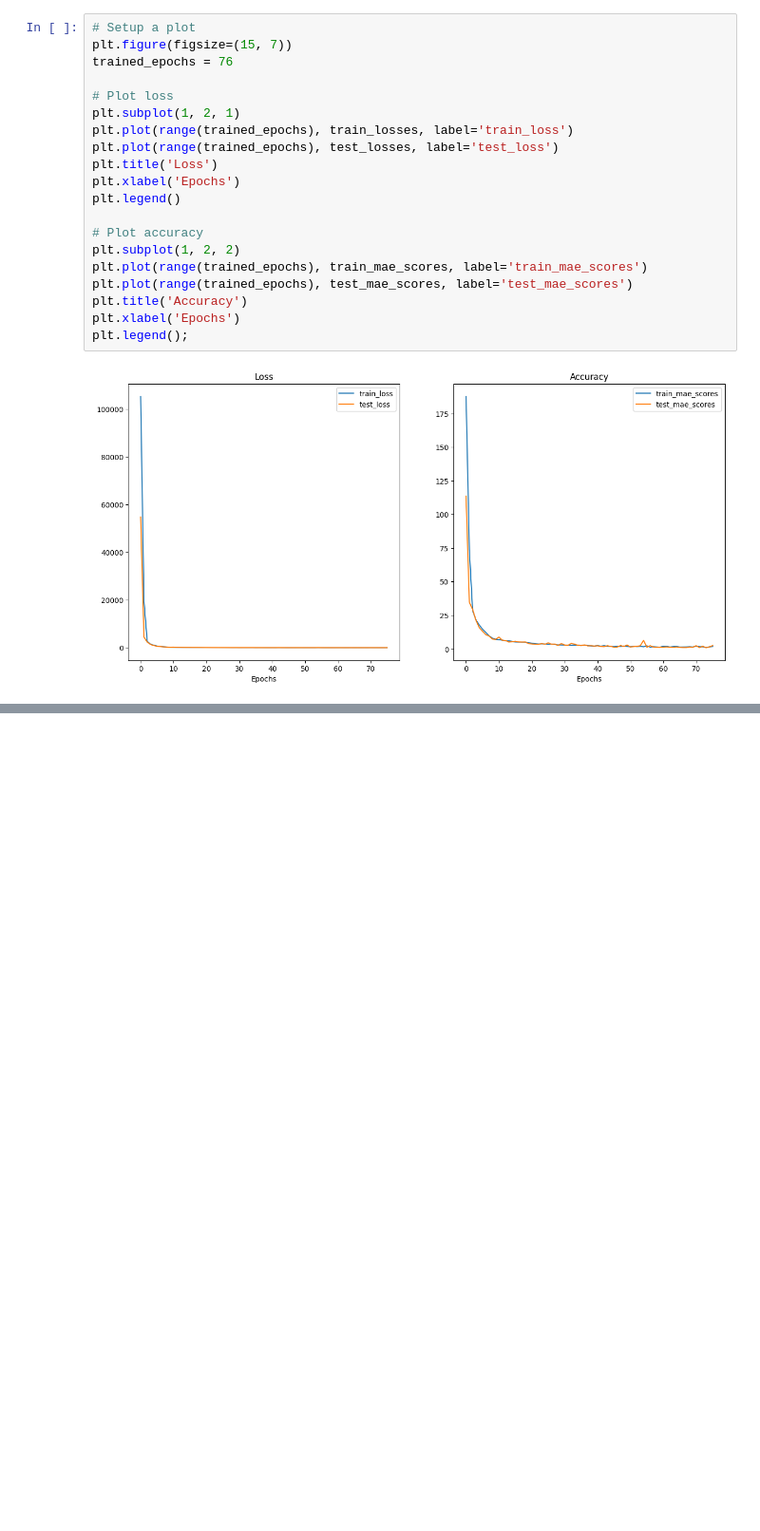
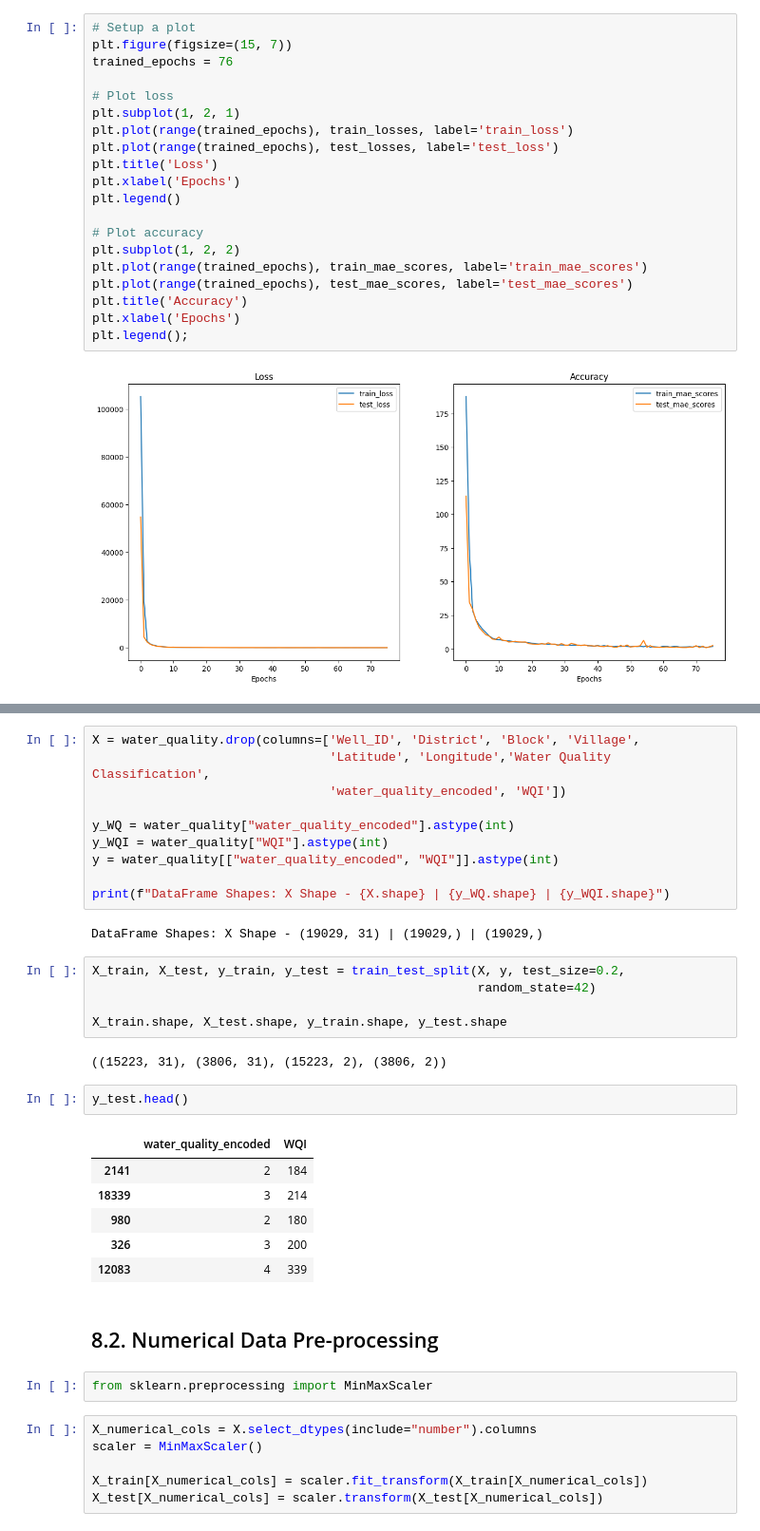
Before and after one commit to AanchalA/WeekendProjects, a Jupyter notebook: Water_Quailty_Check.ipynb, the cells around one changed output, grey strips where cells are left out. Shown: that part at 95% size. Cells and saved outputs as stored; diff of their text form; blank space fills up the shorter version.

```diff
--- a/Water_Quailty_Check.ipynb
+++ b/Water_Quailty_Check.ipynb
@@ -1394,0 +1420,38 @@ plt.legend();
+# %%
+X = water_quality.drop(columns=['Well_ID', 'District', 'Block', 'Village',
+                                'Latitude', 'Longitude','Water Quality Classification',
+                                'water_quality_encoded', 'WQI'])
+
+y_WQ = water_quality["water_quality_encoded"].astype(int)
+y_WQI = water_quality["WQI"].astype(int)
+y = water_quality[["water_quality_encoded", "WQI"]].astype(int)
+
+print(f"DataFrame Shapes: X Shape - {X.shape} | {y_WQ.shape} | {y_WQI.shape}")
+# %% [output]
+DataFrame Shapes: X Shape - (19029, 31) | (19029,) | (19029,)
+# %%
+X_train, X_test, y_train, y_test = train_test_split(X, y, test_size=0.2,
+                                                    random_state=42)
+
+X_train.shape, X_test.shape, y_train.shape, y_test.shape
+# %% [output]
+((15223, 31), (3806, 31), (15223, 2), (3806, 2))
+# %%
+y_test.head()
+# %% [output]
+|  | water_quality_encoded | WQI |
+| 2141 | 2 | 184 |
+| 18339 | 3 | 214 |
+| 980 | 2 | 180 |
+| 326 | 3 | 200 |
+| 12083 | 4 | 339 |
+# %% [markdown]
+## 8.2. Numerical Data Pre-processing
+# %%
+from sklearn.preprocessing import MinMaxScaler
+# %%
+X_numerical_cols = X.select_dtypes(include="number").columns
+scaler = MinMaxScaler()
+
+X_train[X_numerical_cols] = scaler.fit_transform(X_train[X_numerical_cols])
+X_test[X_numerical_cols] = scaler.transform(X_test[X_numerical_cols])
```
Also changed, not shown: parts of 39 cells of this notebook.
